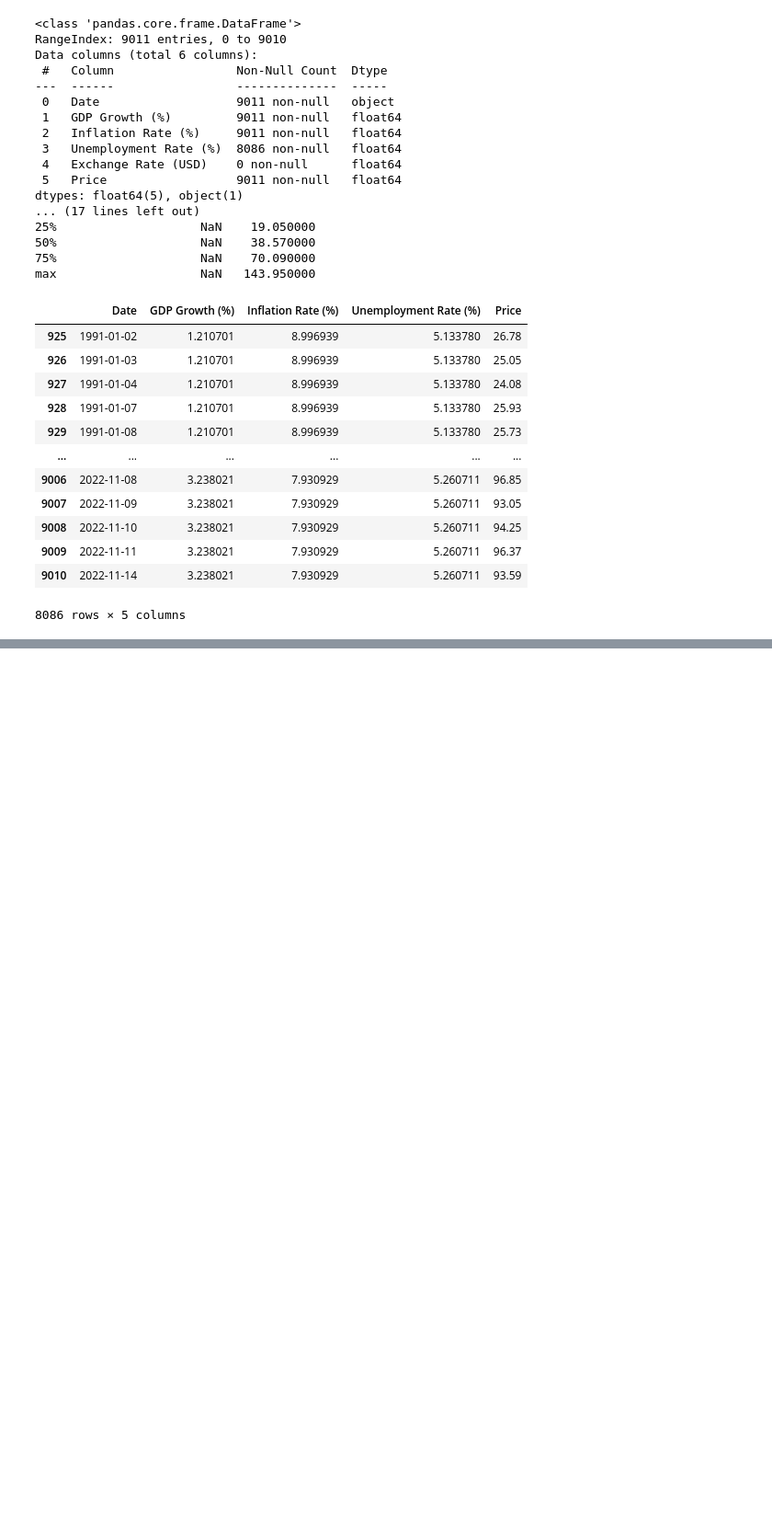
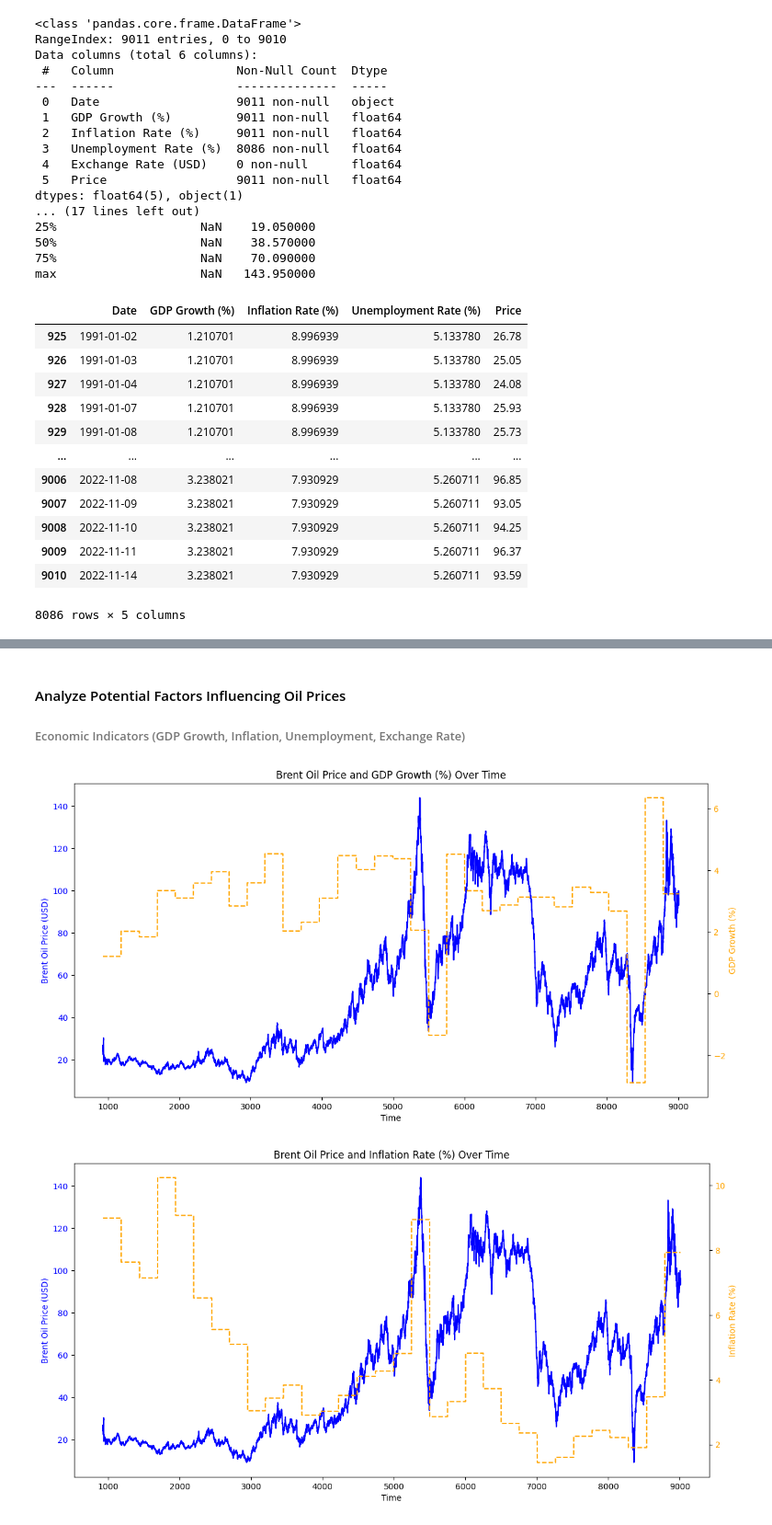
Before and after one commit to GetieBalew24/BrentOil-PriceModeling, a Jupyter notebook: notebooks/oil_price_model_development.ipynb, the cells around one changed output, grey strips where cells are left out. Shown at 92% size. Cells and saved outputs as stored; diff of their text form; code cells hidden in the pictures; blank space fills up the shorter version.

```diff
--- a/notebooks/oil_price_model_development.ipynb
+++ b/notebooks/oil_price_model_development.ipynb
@@ -155,0 +177,10 @@ data
+# %% [markdown]
+#### Analyze Potential Factors Influencing Oil Prices
+###### Economic Indicators (GDP Growth, Inflation, Unemployment, Exchange Rate)
+# %%
+# Plot oil prices against different economic indicators
+for column in ['GDP Growth (%)', 'Inflation Rate (%)', 'Unemployment Rate (%)']:
+   data_extracter.plot_oil_vs_indicator(data, column)
+# %% [output]
+[figure, added]
+[figure, added]
```
Also changed, not shown: parts of 6 cells of this notebook, 1 other file.
